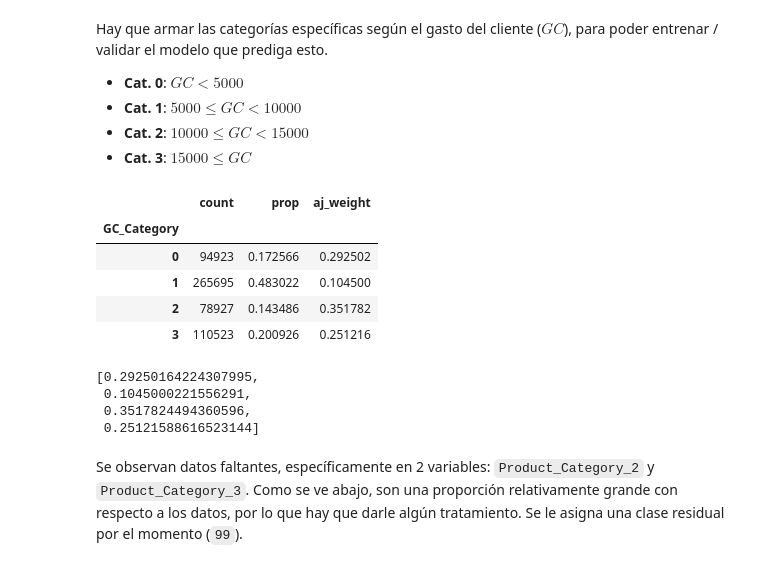
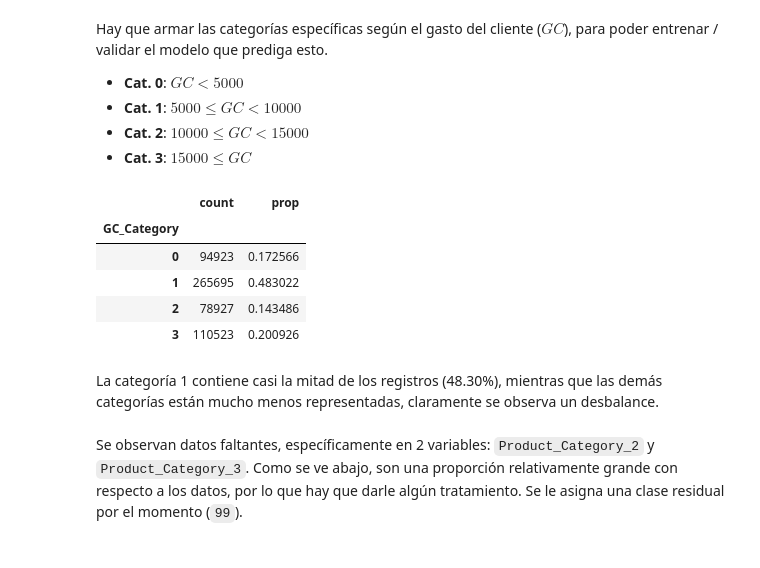
Before and after one commit to dieguearau/AP-CEIA2024, a Jupyter notebook: ARAUJO_DIEGO_DL_TP_Co16.ipynb, the cells around one changed output. Cells and saved outputs as stored; diff of their text form; code cells hidden in the pictures.

```diff
--- a/ARAUJO_DIEGO_DL_TP_Co16.ipynb
+++ b/ARAUJO_DIEGO_DL_TP_Co16.ipynb
@@ -240,28 +219,21 @@ Hay que armar las categorías específicas según el gasto del cliente ($GC$), p
 - **Cat. 3**: $15000 \leq GC$
 # %%
 # Se arman las categorías especificadas, ademas de calcular las proporciones de cada clase
-# y un ajuste de los pesos (tratando de dar más peso a las clases menos presente)
+# - Se ven que las clases "objetivo" están desbalanceadas
 
 datos['GC_Category'] = pd.cut(datos['Purchase'], bins=[0, 5000, 10000, 15000, np.inf], labels=[0, 1, 2, 3])
 GC_count = pd.DataFrame(datos['GC_Category'].value_counts().sort_index())
 GC_count['prop'] = (GC_count / GC_count.sum())
-GC_count['aj_weight'] = 1/GC_count['prop']
-GC_count['aj_weight'] = GC_count['aj_weight']/GC_count['aj_weight'].sum()
 GC_count
 # %% [output]
-|  | count | prop | aj_weight |
-| GC_Category |  |  |  |
-| 0 | 94923 | 0.172566 | 0.292502 |
-| 1 | 265695 | 0.483022 | 0.104500 |
-| 2 | 78927 | 0.143486 | 0.351782 |
-| 3 | 110523 | 0.200926 | 0.251216 |
+|  | count | prop |
+| GC_Category |  |  |
+| 0 | 94923 | 0.172566 |
+| 1 | 265695 | 0.483022 |
+| 2 | 78927 | 0.143486 |
+| 3 | 110523 | 0.200926 |
-# %%
-list(GC_count['aj_weight'])
-# %% [output]
-[0.29250164224307995,
- 0.1045000221556291,
- 0.3517824494360596,
- 0.25121588616523144]
+# %% [markdown]
+La categoría 1 contiene casi la mitad de los registros (48.30%), mientras que las demás categorías están mucho menos representadas, claramente se observa un desbalance.
 # %% [markdown]
 Se observan datos faltantes, específicamente en 2 variables: `Product_Category_2` y `Product_Category_3`. Como se ve abajo, son una proporción relativamente grande con respecto a los datos, por lo que hay que darle algún tratamiento. Se le asigna una clase residual por el momento (`99`).
 # %%
```
Also changed, not shown: parts of 72 cells of this notebook.
